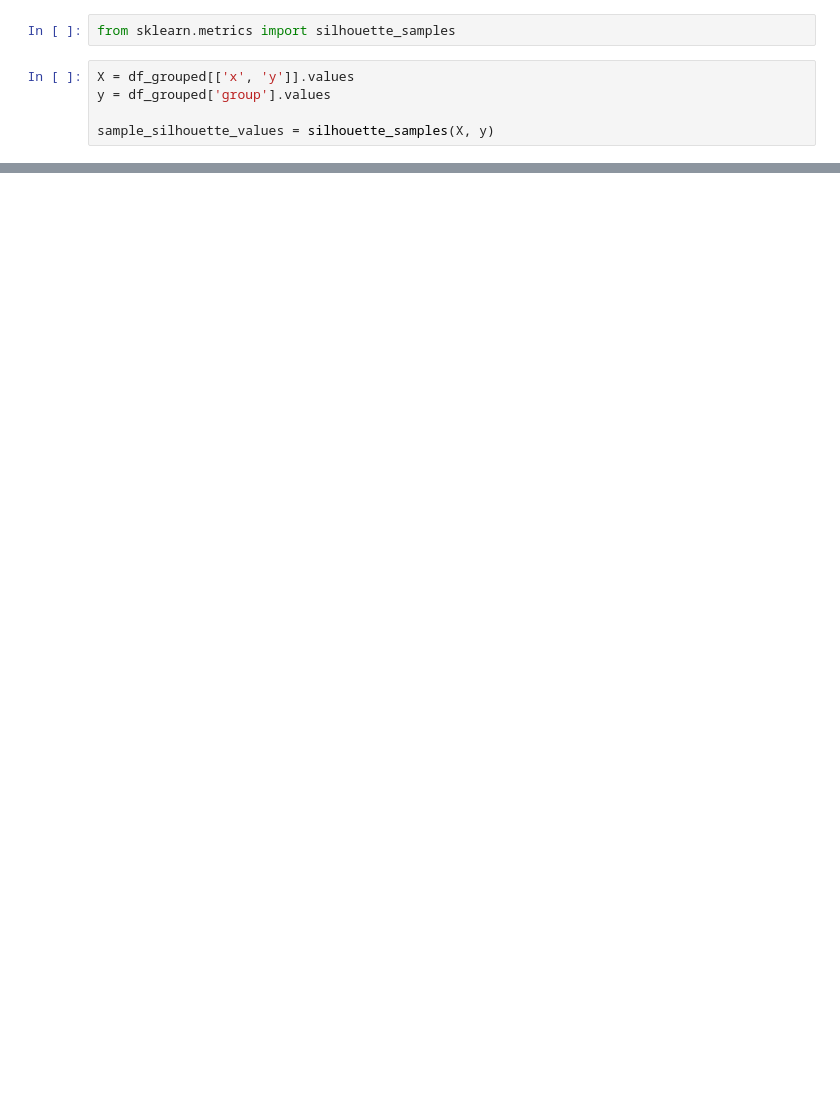
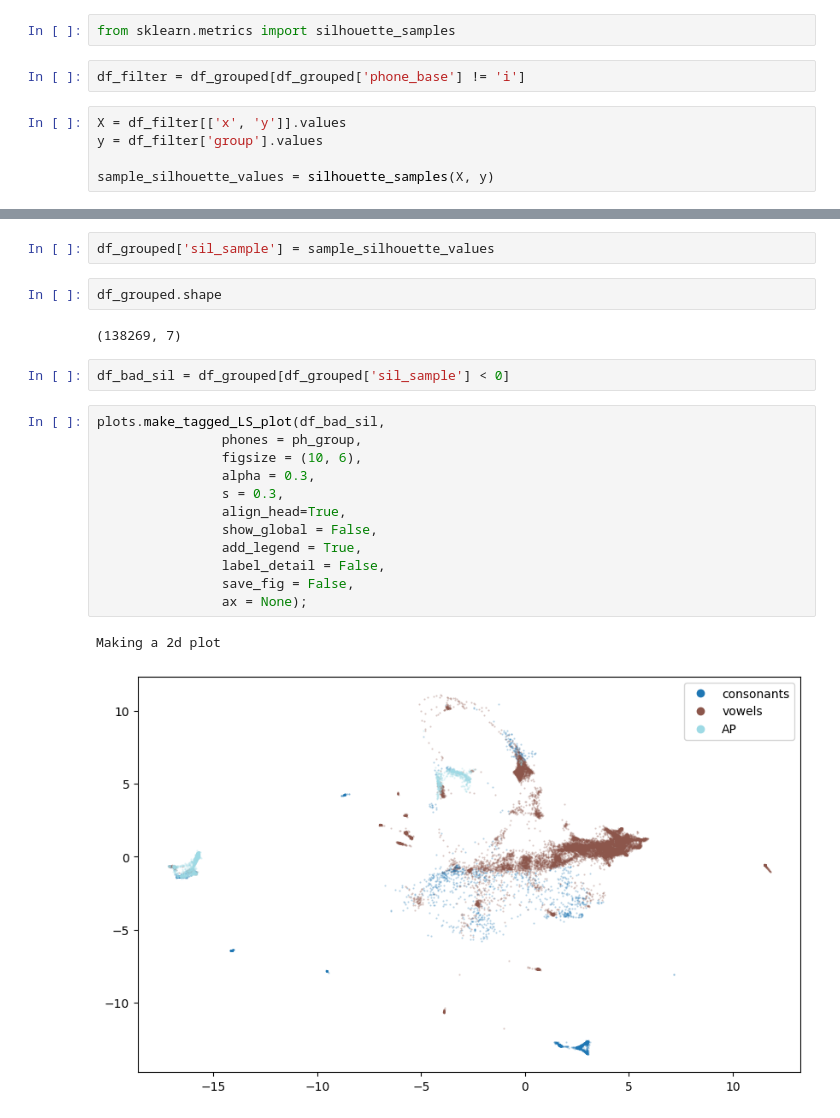
Before and after one commit to BSCCNS/Applio_LS, a Jupyter notebook: develop_nb/transitions.ipynb, the cells around one changed output, grey strips where cells are left out. Cells and saved outputs as stored; diff of their text form; blank space fills up the shorter version.

```diff
--- a/develop_nb/transitions.ipynb
+++ b/develop_nb/transitions.ipynb
@@ -175,7 +107,9 @@ Making a 2d plot
 # %%
 from sklearn.metrics import silhouette_samples
+# %%
+df_filter = df_grouped[df_grouped['phone_base'] != 'i']
 # %%
-X = df_grouped[['x', 'y']].values
-y = df_grouped['group'].values
+X = df_filter[['x', 'y']].values
+y = df_filter['group'].values
 
 sample_silhouette_values = silhouette_samples(X, y)
@@ -195,0 +122,23 @@ sample_silhouette_values.mean()
+# %%
+df_grouped['sil_sample'] = sample_silhouette_values
+# %%
+df_grouped.shape
+# %% [output]
+(138269, 7)
+# %%
+df_bad_sil = df_grouped[df_grouped['sil_sample'] < 0]
+# %%
+plots.make_tagged_LS_plot(df_bad_sil,
+                phones = ph_group,
+                figsize = (10, 6),
+                alpha = 0.3,
+                s = 0.3,
+                align_head=True,
+                show_global = False,
+                add_legend = True,
+                label_detail = False,
+                save_fig = False,
+                ax = None);
+# %% [output]
+Making a 2d plot
+[figure, added]
```
Also changed, not shown: parts of 23 cells of this notebook, 2 other files.
